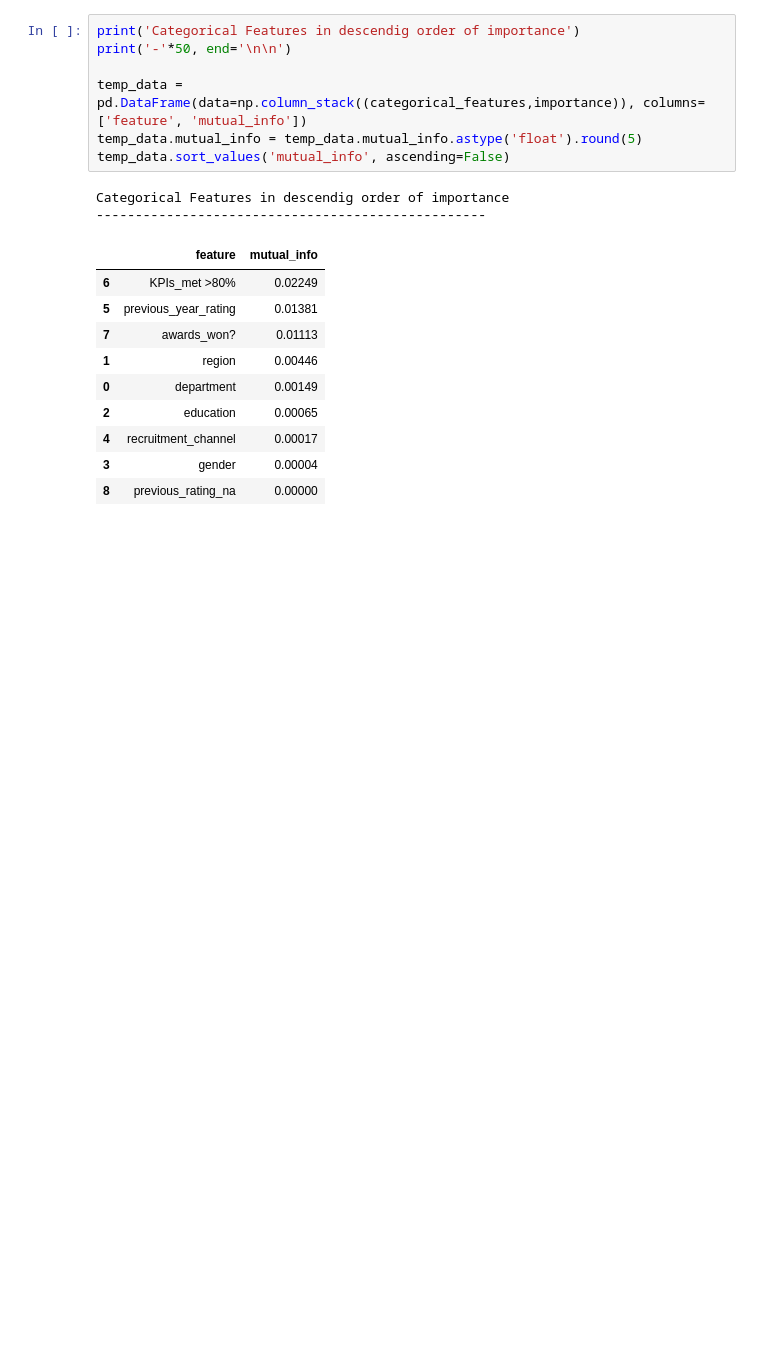
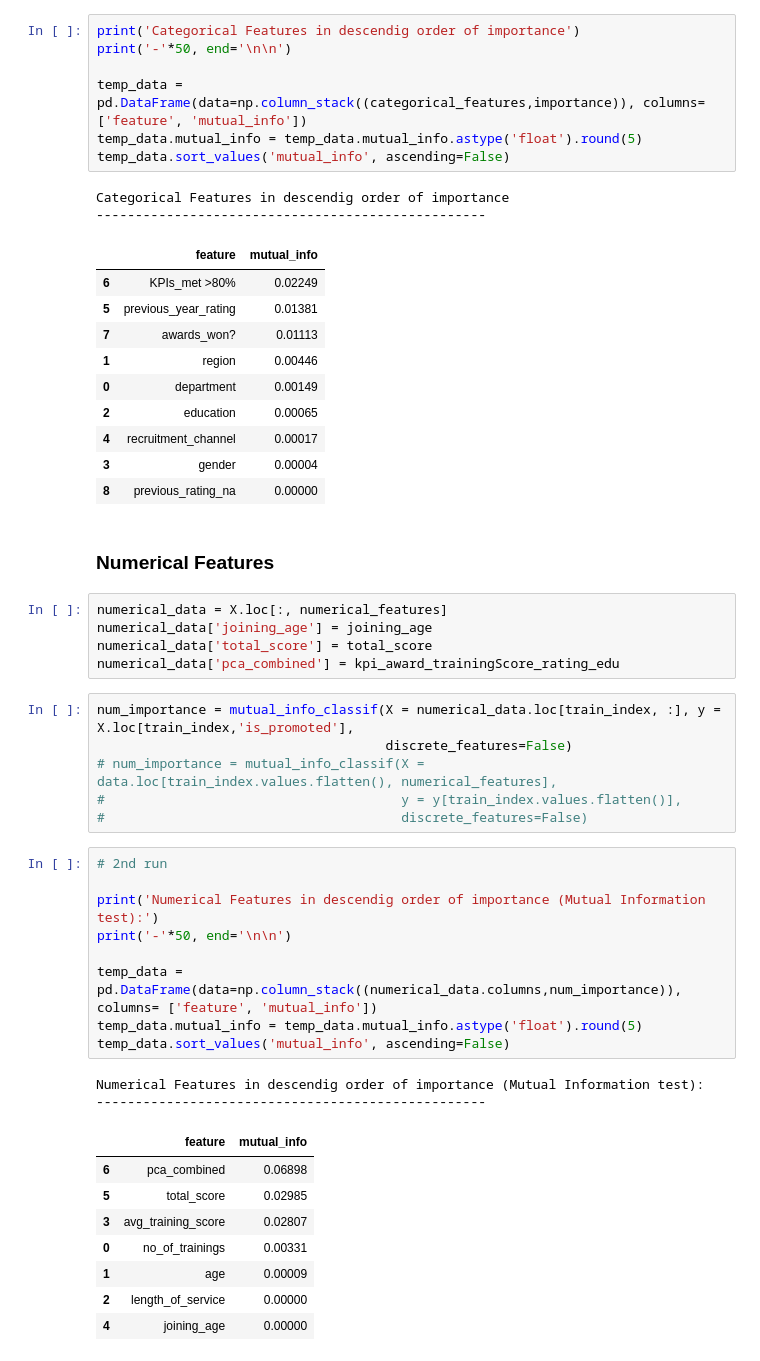
Before and after one commit to gunnerVivek/Employee-Promotion, a Jupyter notebook: 2-data_preprocessing.ipynb, the cells around one changed output. Cells and saved outputs as stored; diff of their text form; blank space fills up the shorter version.

```diff
--- a/2-data_preprocessing.ipynb
+++ b/2-data_preprocessing.ipynb
@@ -557,3 +548,36 @@ Categorical Features in descendig order of importance
 | 4 | recruitment_channel | 0.00017 |
 | 3 | gender | 0.00004 |
 | 8 | previous_rating_na | 0.00000 |
+# %% [markdown]
+### Numerical Features
+# %%
+numerical_data = X.loc[:, numerical_features]
+numerical_data['joining_age'] = joining_age
+numerical_data['total_score'] = total_score
+numerical_data['pca_combined'] = kpi_award_trainingScore_rating_edu
+# %%
+num_importance = mutual_info_classif(X = numerical_data.loc[train_index, :], y = X.loc[train_index,'is_promoted'],
+                                     discrete_features=False)
+# num_importance = mutual_info_classif(X = data.loc[train_index.values.flatten(), numerical_features],
+#                                      y = y[train_index.values.flatten()],
+#                                      discrete_features=False)
+# %%
+# 2nd run
+
+print('Numerical Features in descendig order of importance (Mutual Information test):')
+print('-'*50, end='\n\n')
+
+temp_data = pd.DataFrame(data=np.column_stack((numerical_data.columns,num_importance)), columns= ['feature', 'mutual_info'])
+temp_data.mutual_info = temp_data.mutual_info.astype('float').round(5)
+temp_data.sort_values('mutual_info', ascending=False)
+# %% [output]
+Numerical Features in descendig order of importance (Mutual Information test):
+--------------------------------------------------
+|  | feature | mutual_info |
+| 6 | pca_combined | 0.06898 |
+| 5 | total_score | 0.02985 |
+| 3 | avg_training_score | 0.02807 |
+| 0 | no_of_trainings | 0.00331 |
+| 1 | age | 0.00009 |
+| 2 | length_of_service | 0.00000 |
+| 4 | joining_age | 0.00000 |
```
Also changed, not shown: parts of 5 cells of this notebook.
